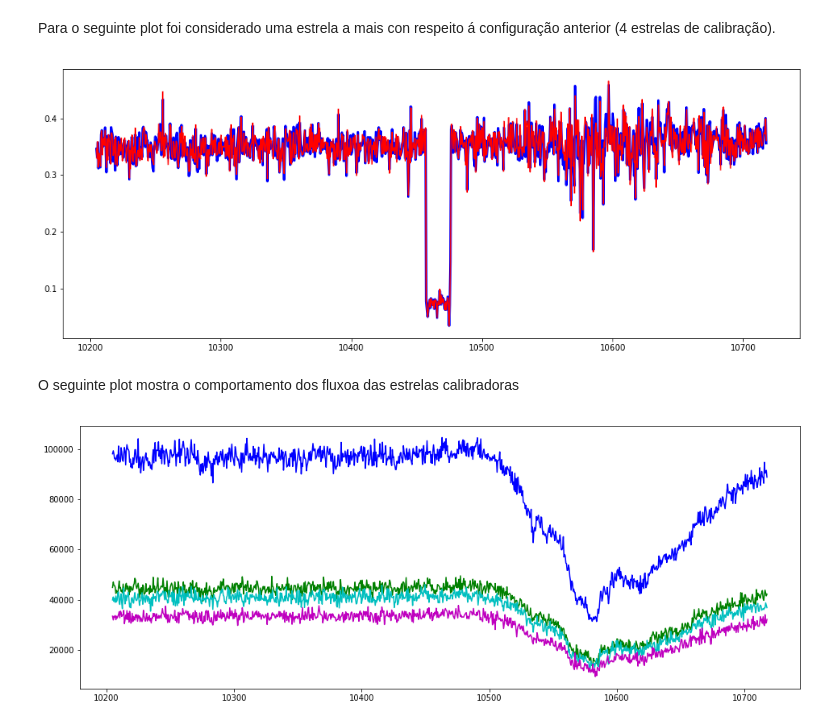
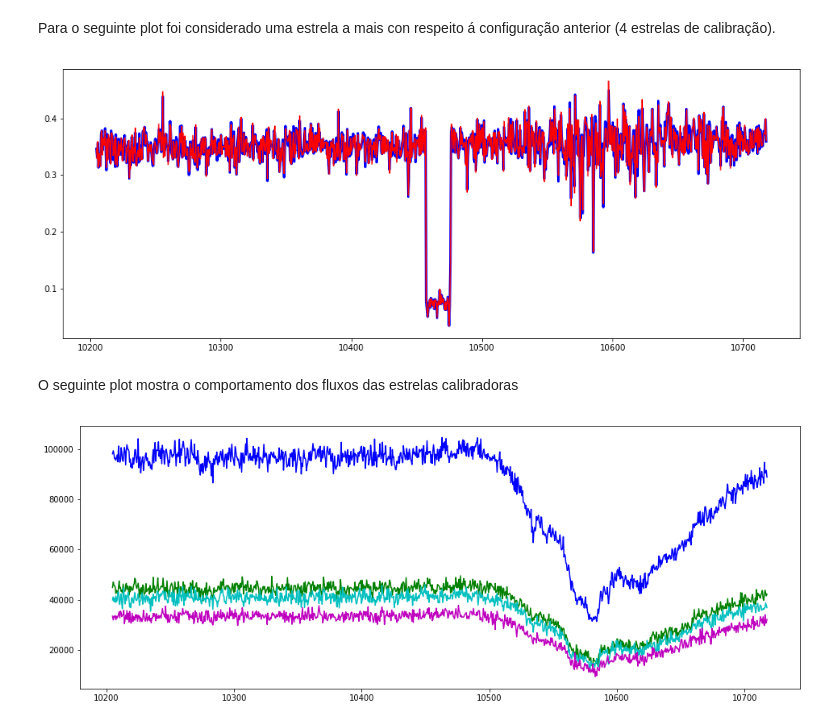
Before and after one commit to fredifqh/occu_chariklo, a Jupyter notebook: photometry_chariklo.ipynb, the cells around one changed output. Cells and saved outputs as stored; diff of their text form; code cells hidden in the pictures.

Commit message:
was included bar configuration

```diff
--- a/photometry_chariklo.ipynb
+++ b/photometry_chariklo.ipynb
@@ -179,18 +179,18 @@ plt.show()
 # %% [markdown]
 Para o seguinte plot foi considerado uma estrela a mais con respeito á configuração anterior (4 estrelas de calibração).
 # %%
-! awk 'BEGIN{size=5} {mod=NR%size; if(NR<=size){count++}else{sum-=array[mod]};sum+=(($8+$11+$14+$17)/4);array[mod]=(($8+$11+$14+$17)/4); print ($3-2457989.5)*24*3600, $5, ($8+$11+$14+$17)/4, sum/count, $8, $11, $14, $17}' photometry_Chariklo_2017Ago23_4_calib.dat > teste_julio_config_4_calib.dat
+! awk 'BEGIN{size=2} {mod=NR%size; if(NR<=size){count++}else{sum-=array[mod]};sum+=(($8+$11+$14+$17)/4);array[mod]=(($8+$11+$14+$17)/4); print ($3-2457989.5)*24*3600, $5, ($8+$11+$14+$17)/4, sum/count, $8, $11, $14, $17}' photometry_Chariklo_2017Ago23_4_calib.dat > teste_julio_config_4_calib.dat
 result1 = pd.read_table("teste_julio_config_4_calib.dat", sep="\s+", header=None)
 fig = plt.figure(figsize=(16, 6))
-plt.plot(result1[0], result1[1]/result1[3], 'b-', ms=2, lw=3.0) # media deslizante
-plt.plot(result1[0], result1[1]/result1[2], 'r-', ms=2, lw=1.5) # original
+plt.plot(result1[0], result1[1]/result1[3], 'b-', ms=2, lw=3.0) # media deslizante azul
+plt.plot(result1[0], result1[1]/result1[2], 'r-', ms=2, lw=1.5) # original rojo
 plt.show()
-df2polyfit = pd.concat([result1[0], result1[1]], axis=1)
+df2polyfit = pd.concat([result1[0], result1[1]/result1[3]], axis=1)
 np.savetxt(r'file2polyfit.txt', df2polyfit.values, fmt='%1.5f', delimiter='   ')
 # %% [output]
-[figure, old version]
+[figure, new version]
 # %% [markdown]
-O seguinte plot mostra o comportamento dos fluxoa das estrelas calibradoras
+O seguinte plot mostra o comportamento dos fluxos das estrelas calibradoras
 # %%
 result1 = pd.read_table("teste_julio_config_4_calib.dat", sep="\s+", header=None)
 fig = plt.figure(figsize=(16, 6))
```
Also changed, not shown: parts of 6 cells of this notebook.
